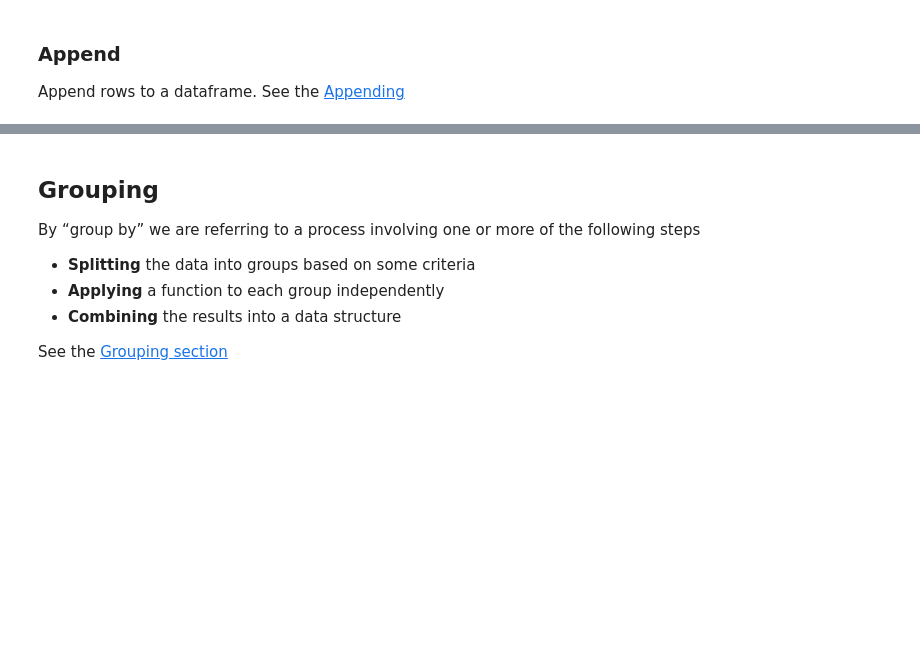
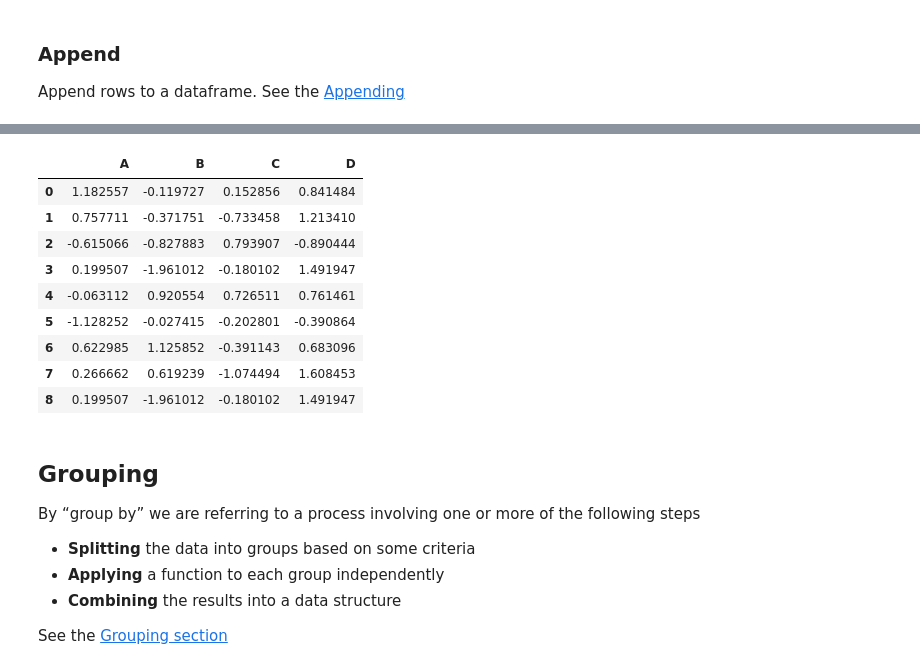
Before and after one commit to AChoy7/fa26tc, a Jupyter notebook: Week 2 - Intro to Pandas/10-minutes-to-pandas.ipynb, the cells around one changed output, grey strips where cells are left out. Cells and saved outputs as stored; diff of their text form; code cells hidden in the pictures; blank space fills up the shorter version.

Commit message:
updated pd.concat instead of df.append

```diff
--- a/Week 2 - Intro to Pandas/10-minutes-to-pandas.ipynb
+++ b/Week 2 - Intro to Pandas/10-minutes-to-pandas.ipynb
@@ -333,7 +690,19 @@ df
 # %%
 s = df.iloc[3]
-# %%
-df.append(s, ignore_index=True)
+# %%
+#df.concat(s, ignore_index=True)
+pd.concat([df, s.to_frame().T], ignore_index=True)
+# %% [output]
+|  | A | B | C | D |
+| 0 | 1.182557 | -0.119727 | 0.152856 | 0.841484 |
+| 1 | 0.757711 | -0.371751 | -0.733458 | 1.213410 |
+| 2 | -0.615066 | -0.827883 | 0.793907 | -0.890444 |
+| 3 | 0.199507 | -1.961012 | -0.180102 | 1.491947 |
+| 4 | -0.063112 | 0.920554 | 0.726511 | 0.761461 |
+| 5 | -1.128252 | -0.027415 | -0.202801 | -0.390864 |
+| 6 | 0.622985 | 1.125852 | -0.391143 | 0.683096 |
+| 7 | 0.266662 | 0.619239 | -1.074494 | 1.608453 |
+| 8 | 0.199507 | -1.961012 | -0.180102 | 1.491947 |
 # %% [markdown]
 ## Grouping
 
```
Also changed, not shown: parts of 55 cells of this notebook.
